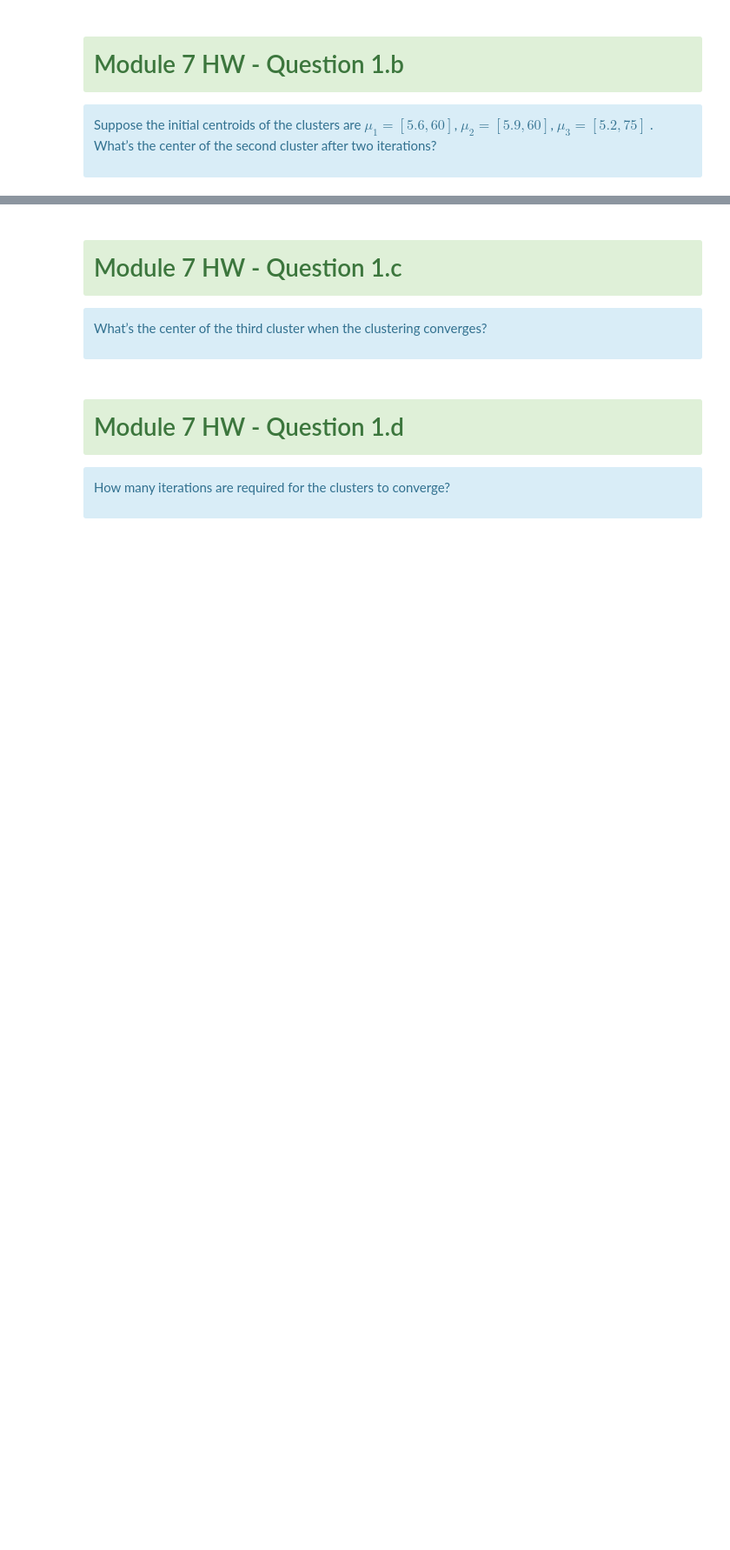
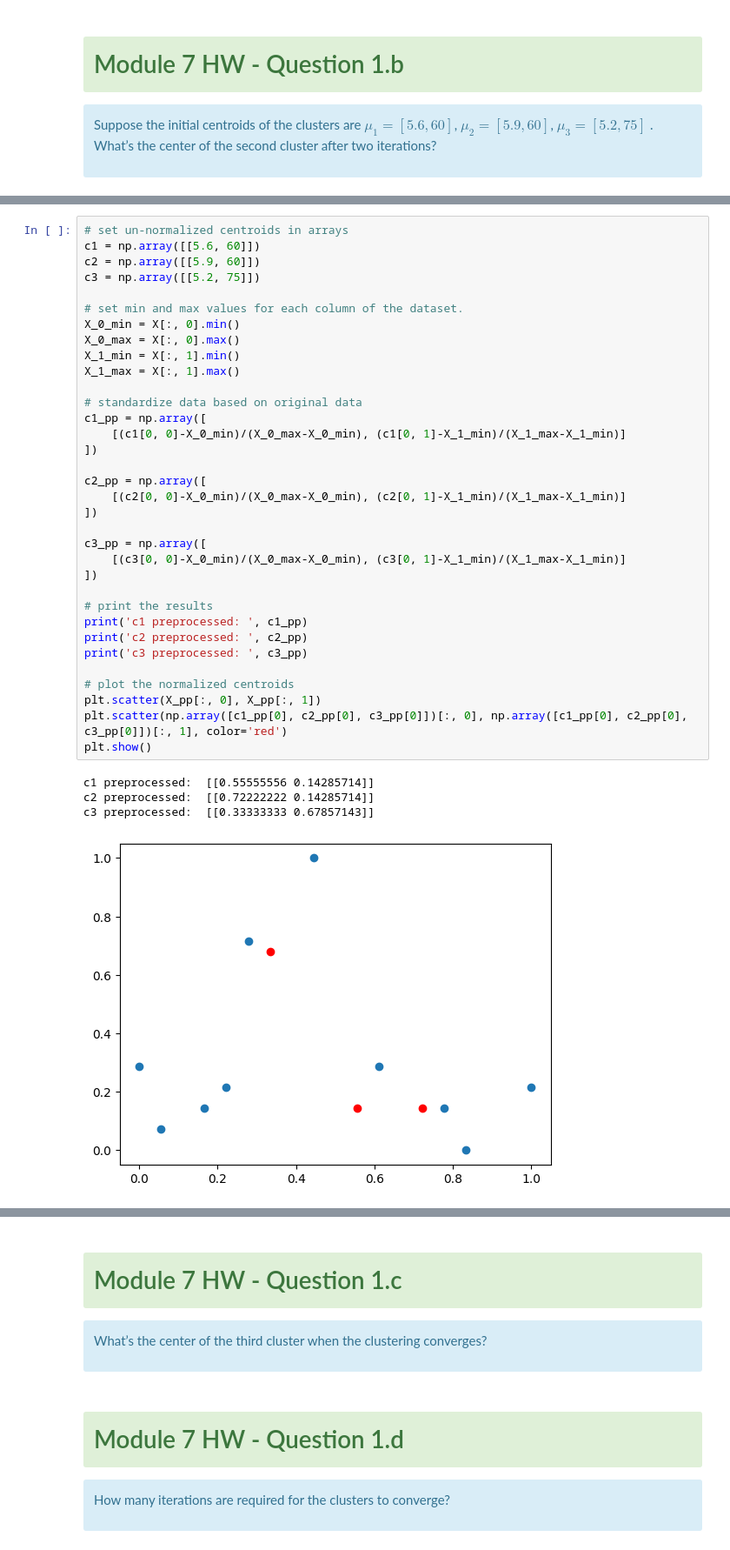
Before and after one commit to christian-ruiz/comp-642, a Jupyter notebook: module7/HW7_Provided/hw_7.ipynb, the cells around one changed output, grey strips where cells are left out. Shown at 87% size. Cells and saved outputs as stored; diff of their text form; blank space fills up the shorter version.

```diff
--- a/module7/HW7_Provided/hw_7.ipynb
+++ b/module7/HW7_Provided/hw_7.ipynb
@@ -25,0 +81,39 @@ Suppose the initial centroids of the clusters are $\mu_1=[5.6,60]$, $\mu_2=[5.9,
+# %%
+# set un-normalized centroids in arrays
+c1 = np.array([[5.6, 60]])
+c2 = np.array([[5.9, 60]])
+c3 = np.array([[5.2, 75]])
+
+# set min and max values for each column of the dataset.
+X_0_min = X[:, 0].min()
+X_0_max = X[:, 0].max()
+X_1_min = X[:, 1].min()
+X_1_max = X[:, 1].max()
+
+# standardize data based on original data
+c1_pp = np.array([
+    [(c1[0, 0]-X_0_min)/(X_0_max-X_0_min), (c1[0, 1]-X_1_min)/(X_1_max-X_1_min)]
+])
+
+c2_pp = np.array([
+    [(c2[0, 0]-X_0_min)/(X_0_max-X_0_min), (c2[0, 1]-X_1_min)/(X_1_max-X_1_min)]
+])
+
+c3_pp = np.array([
+    [(c3[0, 0]-X_0_min)/(X_0_max-X_0_min), (c3[0, 1]-X_1_min)/(X_1_max-X_1_min)]
+])
+
+# print the results
+print('c1 preprocessed: ', c1_pp)
+print('c2 preprocessed: ', c2_pp)
+print('c3 preprocessed: ', c3_pp)
+
+# plot the normalized centroids
+plt.scatter(X_pp[:, 0], X_pp[:, 1])
+plt.scatter(np.array([c1_pp[0], c2_pp[0], c3_pp[0]])[:, 0], np.array([c1_pp[0], c2_pp[0], c3_pp[0]])[:, 1], color='red')
+plt.show()
+# %% [output]
+c1 preprocessed:  [[0.55555556 0.14285714]]
+c2 preprocessed:  [[0.72222222 0.14285714]]
+c3 preprocessed:  [[0.33333333 0.67857143]]
+[figure, added]
```
Also changed, not shown: parts of 9 cells of this notebook.
